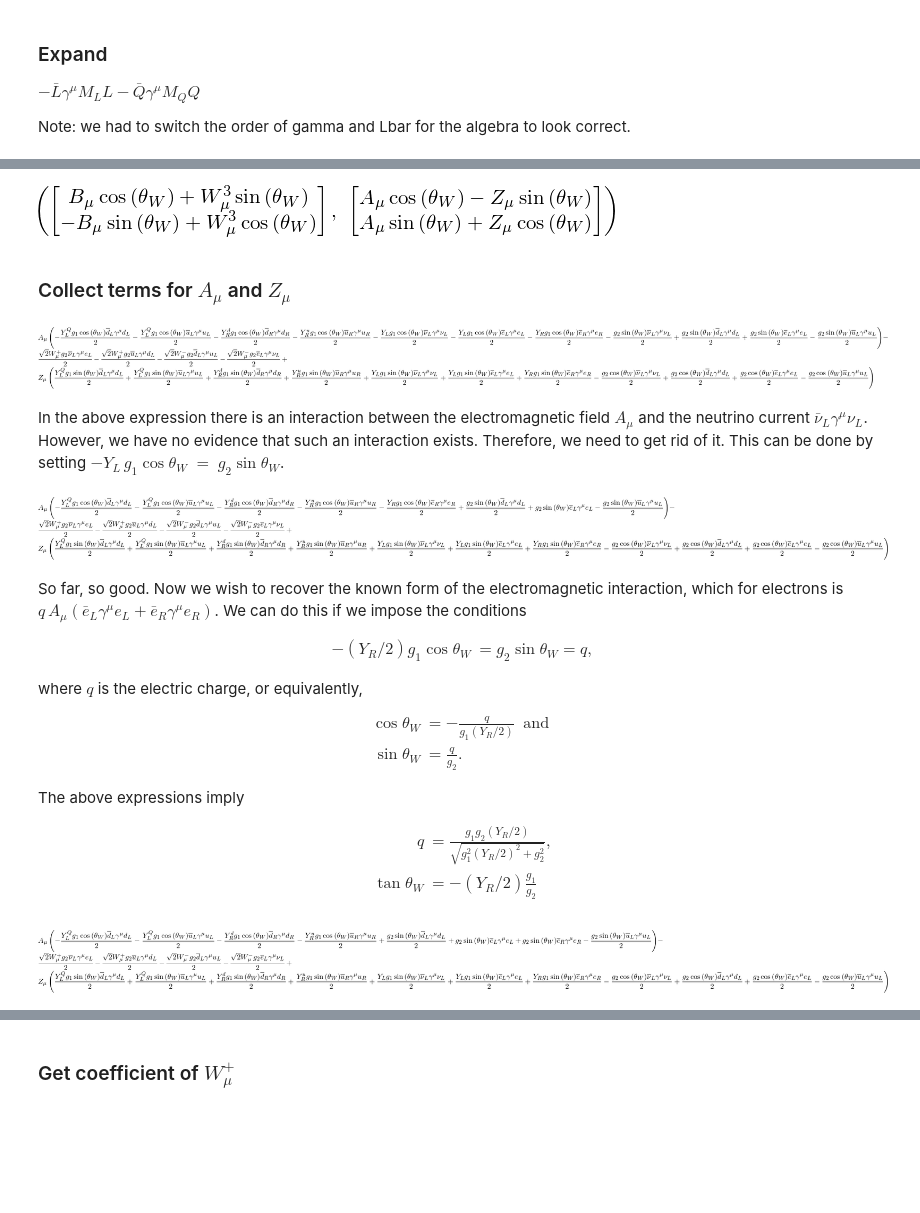
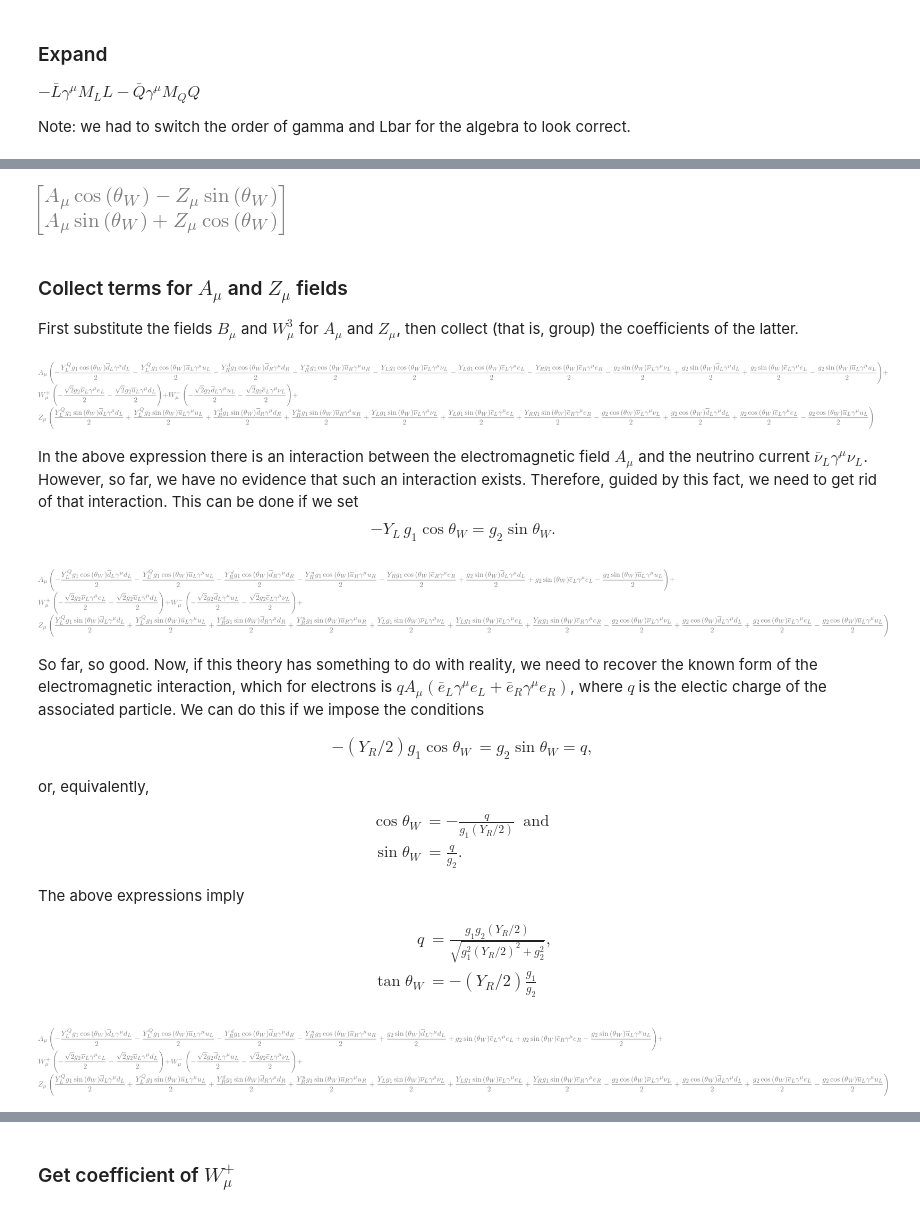
Before and after one commit to hbprosper/GSW, a Jupyter notebook: GlashowSalamWeinberg.ipynb, the cells around one changed output, grey strips where cells are left out. Saved outputs shown, nothing was run; the diff lists cells and outputs as text; code cells hidden in the pictures; blank space fills up the shorter version.

```diff
--- a/GlashowSalamWeinberg.ipynb
+++ b/GlashowSalamWeinberg.ipynb
@@ -200,8 +210,8 @@ Wplus, Wminus, Z, A
 # %% [markdown]
 ### Define couplings, hypercharges, and weak mixing angle $\theta_W$
 # %%
-g1, g2, thetaW     = sm.symbols('g_1 g_2 \\theta_W')
+g1, g2, q, thetaW     = sm.symbols('g_1 g_2 q \\theta_W')
 YQL, YdL, YuR, YdR = sm.symbols('Y^Q_L Y^d_L Y^u_R Y^d_R')
 YL, YR, YphiL      = sm.symbols('Y_L Y_R Y_L^\phi')
-g1, g2, YL, YR, YQL, YuR, YdR, YphiL, thetaW
+g1, g2, q, YL, YR, YQL, YuR, YdR, YphiL, thetaW
 # %% [output]
@@ -304,43 +317,39 @@ What the unification means concretely is that above a certain critical temperatu
 We should be thankful for broken symmetry because without it the universe would be far less diverse and we would not exist.
 # %%
 AZv = Matrix([A, Z])
-BWv = Matrix([B, W3])
-rot = Matrix([[sm.cos(thetaW),  sm.sin(thetaW)],
-             [-sm.sin(thetaW),  sm.cos(thetaW)]])
-irot= rot**-1
-irot.simplify()
-BW  = irot * AZv
-AZ  = rot  * BWv
-AZ, BW
+rot = Matrix([[sm.cos(thetaW), -sm.sin(thetaW)],
+              [sm.sin(thetaW),  sm.cos(thetaW)]])
+BW  = rot * AZv
+BW
 # %% [output]
-[figure, old version]
+[figure, new version]
-# %% [markdown]
-### Collect terms for $A_\mu$ and $Z_\mu$
+# %% [markdown]
+### Collect terms for $A_\mu$ and $Z_\mu$ fields
+First substitute the fields $B_\mu$ and $W_\mu^3$ for $A_\mu$ and $Z_\mu$, then collect (that is, group) the coefficients of the latter.
 # %%
-l = l.subs(B,  BW[0])
-l = l.subs(W3, BW[1])
-l = sm.expand(l)
-l = sm.collect(l, A)
-l = sm.collect(l, Z)
-l
+a = l + r
+a = a.subs(B,  BW[0])
+a = a.subs(W3, BW[1])
+a = a.expand().collect(A).collect(Z).collect(Wplus).collect(Wminus)
+a
 # %% [output]
-[figure, old version]
+[figure, new version]
 # %% [markdown]
-In the above expression there is an interaction between the electromagnetic field $A_\mu$ and the neutrino current $\bar{\nu}_L \gamma^\mu \nu_L$. However, we have no evidence that such an interaction exists. Therefore, we need to get rid of it. This can be done by setting  $-Y_L \, g_1\cos\theta_W$ $=$ $g_2\sin\theta_W$.
+In the above expression there is an interaction between the electromagnetic field $A_\mu$ and the neutrino current $\bar{\nu}_L \gamma^\mu \nu_L$. However, so far, we have no evidence that such an interaction exists. Therefore, guided by this fact, we need to get rid of that interaction. This can be done if we set  $$-Y_L \, g_1\cos\theta_W = g_2\sin\theta_W.$$
 # %%
-l = l.subs(-YL*g1*sm.cos(thetaW), g2*sm.sin(thetaW))
-l
+a = a.subs(-YL*g1*sm.cos(thetaW), g2*sm.sin(thetaW))
+a
 # %% [output]
-[figure, old version]
+[figure, new version]
 # %% [markdown]
-So far, so good. Now we wish to recover the known form of the electromagnetic interaction, which for electrons is $q \, A_\mu (\bar{e}_L \gamma^\mu e_L + \bar{e}_R \gamma^\mu e_R )$. We can
+So far, so good. Now, if this theory has something to do with reality, we need to recover the known form of the electromagnetic interaction, which for electrons is $q  A_\mu (\bar{e}_L \gamma^\mu e_L + \bar{e}_R \gamma^\mu e_R )$, where $q$ is the electic charge of the associated particle. We can
 do this if we impose the conditions
 
 \begin{align*}
     -(Y_R / 2) g_1 \cos\theta_W & = g_2 \sin\theta_W = q,
 \end{align*}
 
-where $q$ is the electric charge, or equivalently,
+or, equivalently,
 
 \begin{align*}
     \cos\theta_W & = -\frac{q}{g_1 (Y_R/2)} \, \textrm{ and }\\
@@ -354,7 +363,7 @@ The above expressions imply
     \tan\theta_W & = -(Y_R/2)\frac{g_1}{g_2}
 \end{align*}
 # %%
-l = l.subs({-YR*g1*sm.cos(thetaW): 2*g2*sm.sin(thetaW) })
-l
+a = a.subs({-YR*g1*sm.cos(thetaW): 2*g2*sm.sin(thetaW) })
+a
 # %% [output]
-[figure, old version]
+[figure, new version]
```
Also changed, not shown: parts of 72 cells of this notebook, 3 other files.
